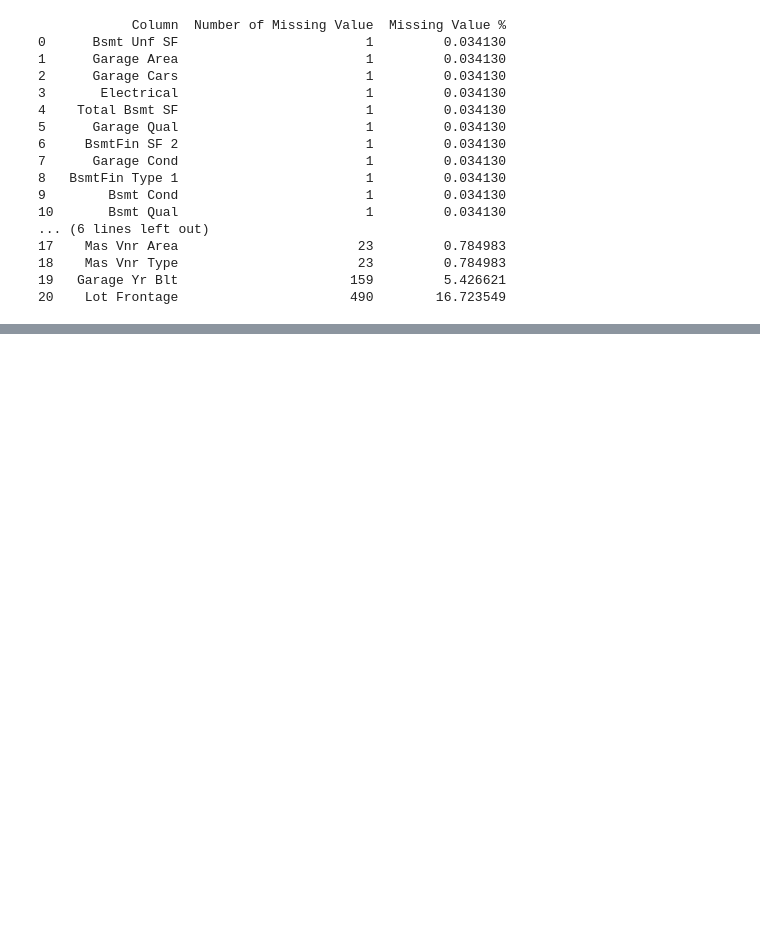
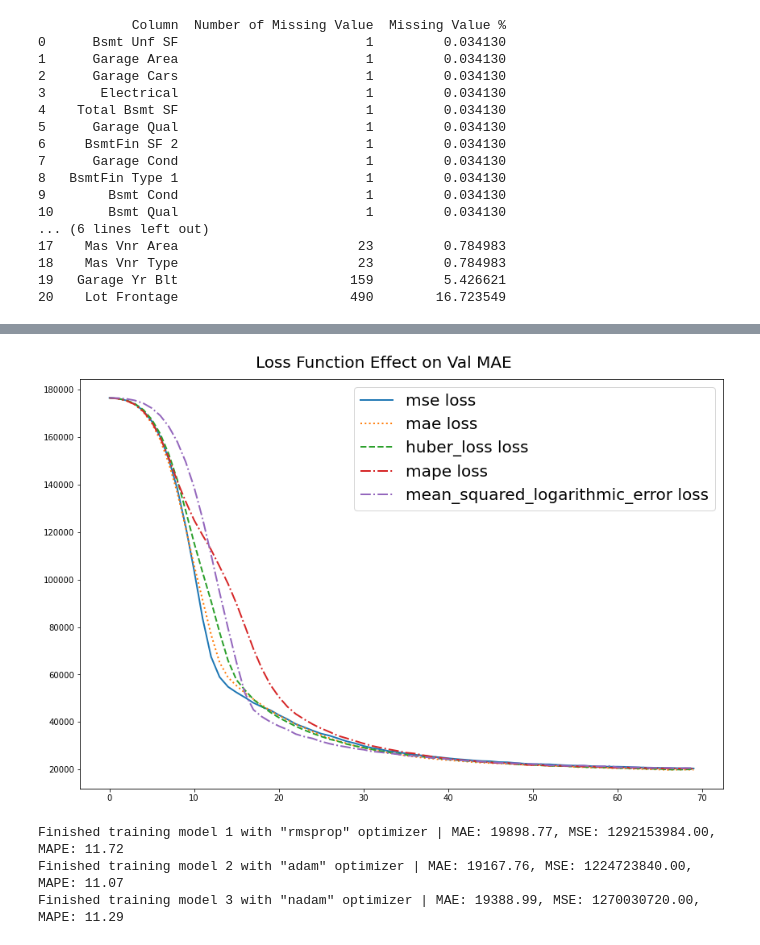
Before and after one commit to singhsukhbir1/Housing_Price_Predictions, a Jupyter notebook: ML_Database_combined.ipynb, the cells around one changed output, grey strips where cells are left out. Cells and saved outputs as stored; diff of their text form; code cells hidden in the pictures; blank space fills up the shorter version.

```diff
--- a/ML_Database_combined.ipynb
+++ b/ML_Database_combined.ipynb
@@ -190,7 +207,7 @@ Garage Cond
 # %%
 # Train & Test Split onto the missing values
 
-train_df, test_df = train_test_split(df, test_size=0.2)
+train_housing_df, test_housing_df = train_test_split(housing_df, test_size=0.2)
 # %%
 # Replacing the values of our numerical values
 
@@ -271,0 +522,14 @@ test_df = pd.get_dummies(test_df).reset_index(drop=True)
+# %%
+loss_functions = ['mse', 'mae', 'huber_loss', 'mape', 'mean_squared_logarithmic_error']
+histories = []
+
+for index, func in enumerate(loss_functions, 1):
+    model = define_model(func)
+    history = model.fit(
+        X_train, y_train,
+        epochs=70,
+        validation_split=0.2,
+        verbose=0)
+    loss, mae, mse, mape = model.evaluate(X_test, y_test, verbose=0)
+    print(f'Finished training model {index} with {func} loss function | MAE: {mae:.2f}, MSE: {mse:.2f}, MAPE: {mape:.2f}')
+    histories.append(history)
@@ -271,0 +542,23 @@ test_df = pd.get_dummies(test_df).reset_index(drop=True)
+# %%
+fig, ax = plt.subplots(figsize=(12, 8))
+fig.suptitle('Loss Function Effect on Val MAE', size=20)
+
+linestyles = ['solid', 'dotted', 'dashed', 'dashdot', 'dashdot']
+loss_functions = ['mse', 'mae', 'huber_loss', 'mape', 'mean_squared_logarithmic_error']
+
+for index, history in enumerate(histories):
+    history_df = pd.DataFrame(history.history)
+    history_df['epoch'] = history.epoch
+    num_epochs = history_df.shape[0]
+
+    ax.plot(np.arange(0, num_epochs),
+            history_df["val_mae"],
+            label=f"{loss_functions[index]} loss",
+            linestyle=linestyles[index], lw=2)
+
+
+plt.legend(prop={'size': 20})
+plt.tight_layout()
+plt.show()
+# %% [output]
+[figure, added]
@@ -271,0 +580,18 @@ test_df = pd.get_dummies(test_df).reset_index(drop=True)
+# %%
+optimizers = ['rmsprop', 'adam', 'nadam']
+histories = []
+
+for index, optimizer in enumerate(optimizers, 1):
+    model = define_model(optimizer)
+    history = model.fit(
+        X_train, y_train,
+        epochs=70,
+        validation_split=0.2,
+        verbose=0)
+    loss, mae, mse, mape = model.evaluate(X_test, y_test, verbose=0)
+    print(f'Finished training model {index} with "{optimizer}" optimizer | MAE: {mae:.2f}, MSE: {mse:.2f}, MAPE: {mape:.2f}')
+    histories.append(history)
+# %% [output]
+Finished training model 1 with "rmsprop" optimizer | MAE: 19898.77, MSE: 1292153984.00, MAPE: 11.72
+Finished training model 2 with "adam" optimizer | MAE: 19167.76, MSE: 1224723840.00, MAPE: 11.07
+Finished training model 3 with "nadam" optimizer | MAE: 19388.99, MSE: 1270030720.00, MAPE: 11.29
```
Also changed, not shown: parts of 43 cells of this notebook.
